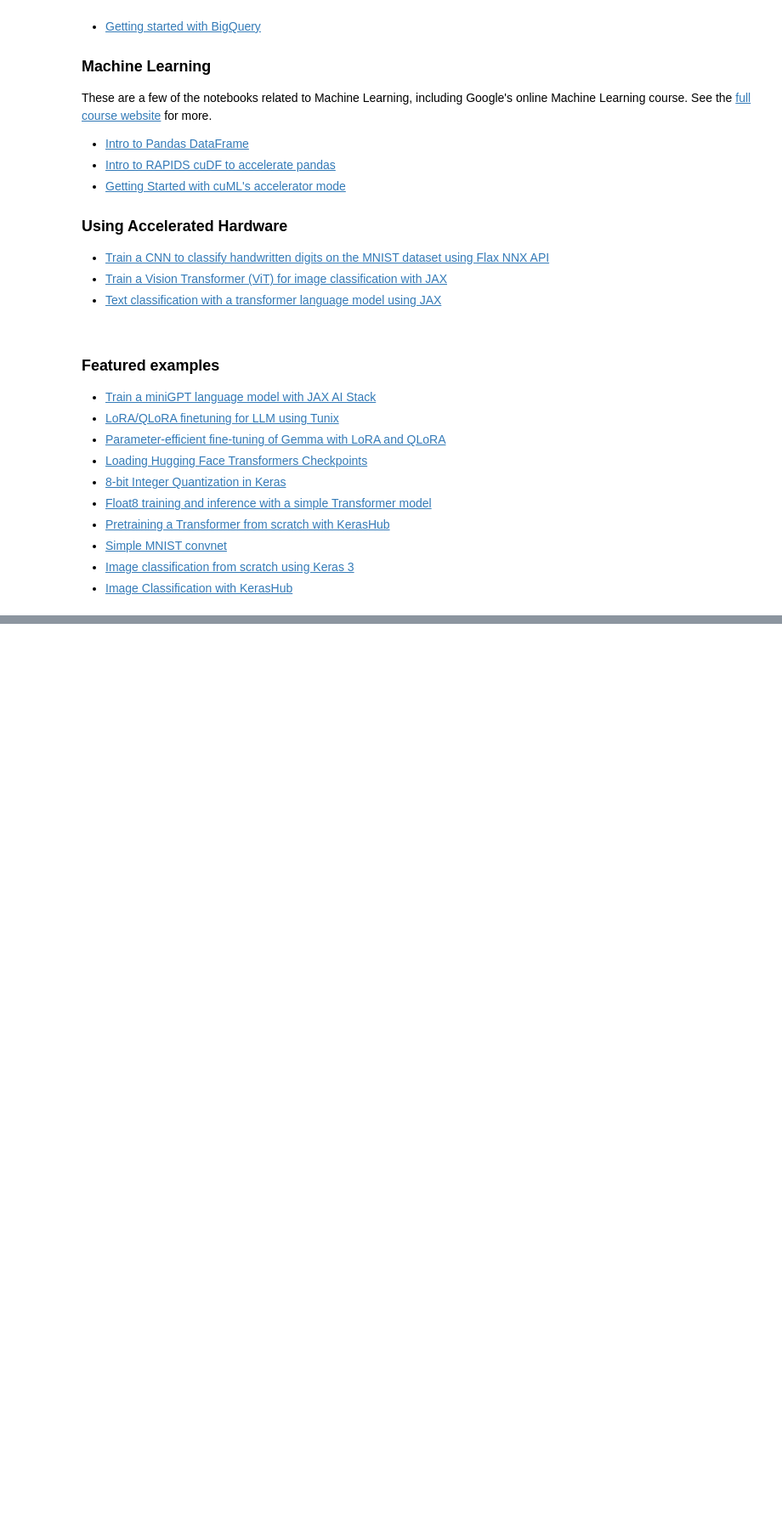
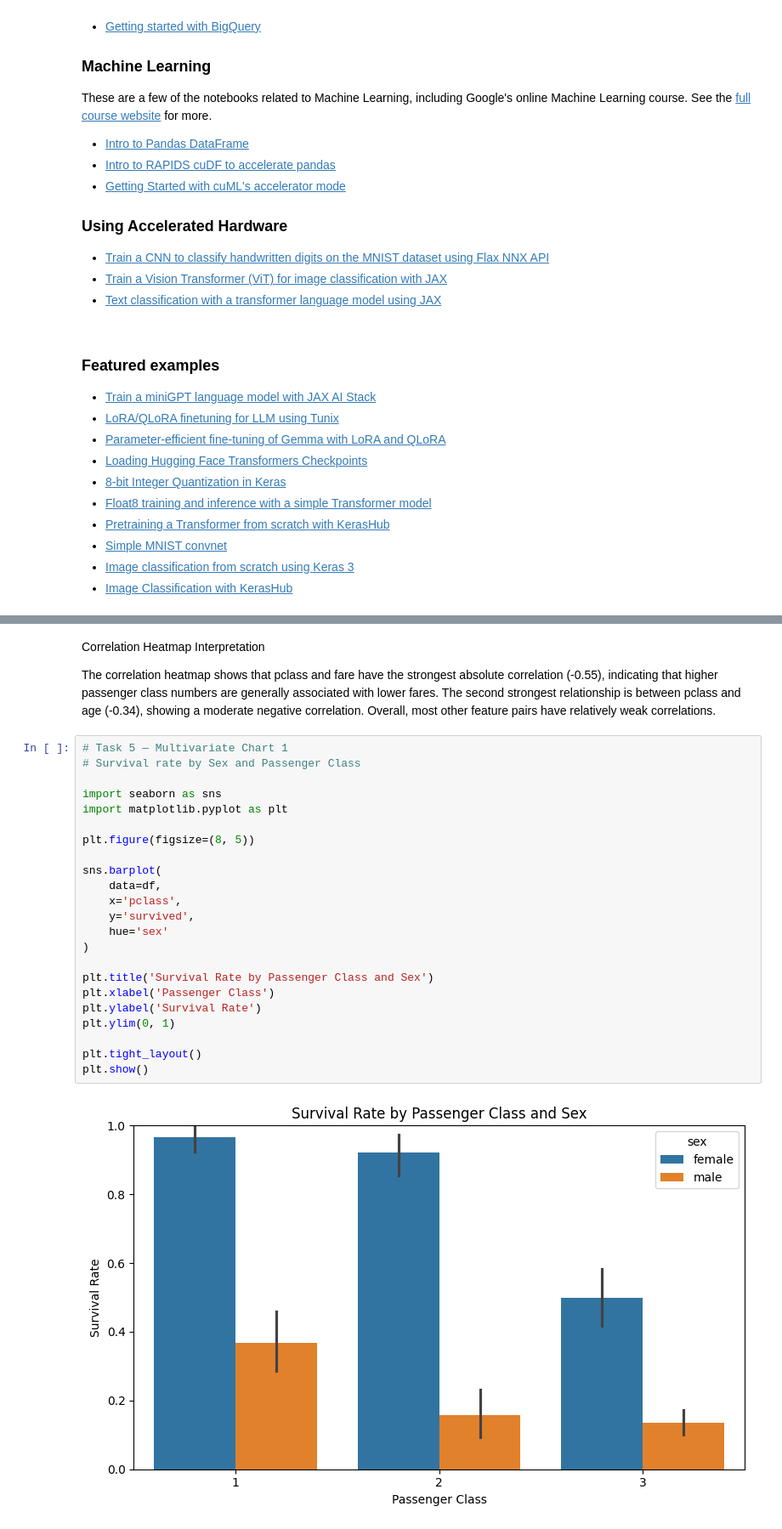
Before and after one commit to rajikiran630-afk/Rajeswari-Capstone-Prjocet, a Jupyter notebook: data_pipeline/data_pipeline.ipynb, the cells around one changed output, grey strips where cells are left out. Shown at 85% size. Saved outputs shown, nothing was run; the diff lists cells and outputs as text; blank space fills up the shorter version.

Commit message:
Complete analytics EDA tasks 1-6

```diff
--- a/data_pipeline/data_pipeline.ipynb
+++ b/data_pipeline/data_pipeline.ipynb
@@ -801,0 +466,29 @@ These are a few of the notebooks related to Machine Learning, including Google's
+# %% [markdown]
+Correlation Heatmap Interpretation
+
+The correlation heatmap shows that pclass and fare have the strongest absolute correlation (-0.55), indicating that higher passenger class numbers are generally associated with lower fares. The second strongest relationship is between pclass and age (-0.34), showing a moderate negative correlation. Overall, most other feature pairs have relatively weak correlations.
+# %%
+# Task 5 — Multivariate Chart 1
+# Survival rate by Sex and Passenger Class
+
+import seaborn as sns
+import matplotlib.pyplot as plt
+
+plt.figure(figsize=(8, 5))
+
+sns.barplot(
+    data=df,
+    x='pclass',
+    y='survived',
+    hue='sex'
+)
+
+plt.title('Survival Rate by Passenger Class and Sex')
+plt.xlabel('Passenger Class')
+plt.ylabel('Survival Rate')
+plt.ylim(0, 1)
+
+plt.tight_layout()
+plt.show()
+# %% [output]
+[figure, added]
```
Also changed, not shown: parts of 26 cells of this notebook.
